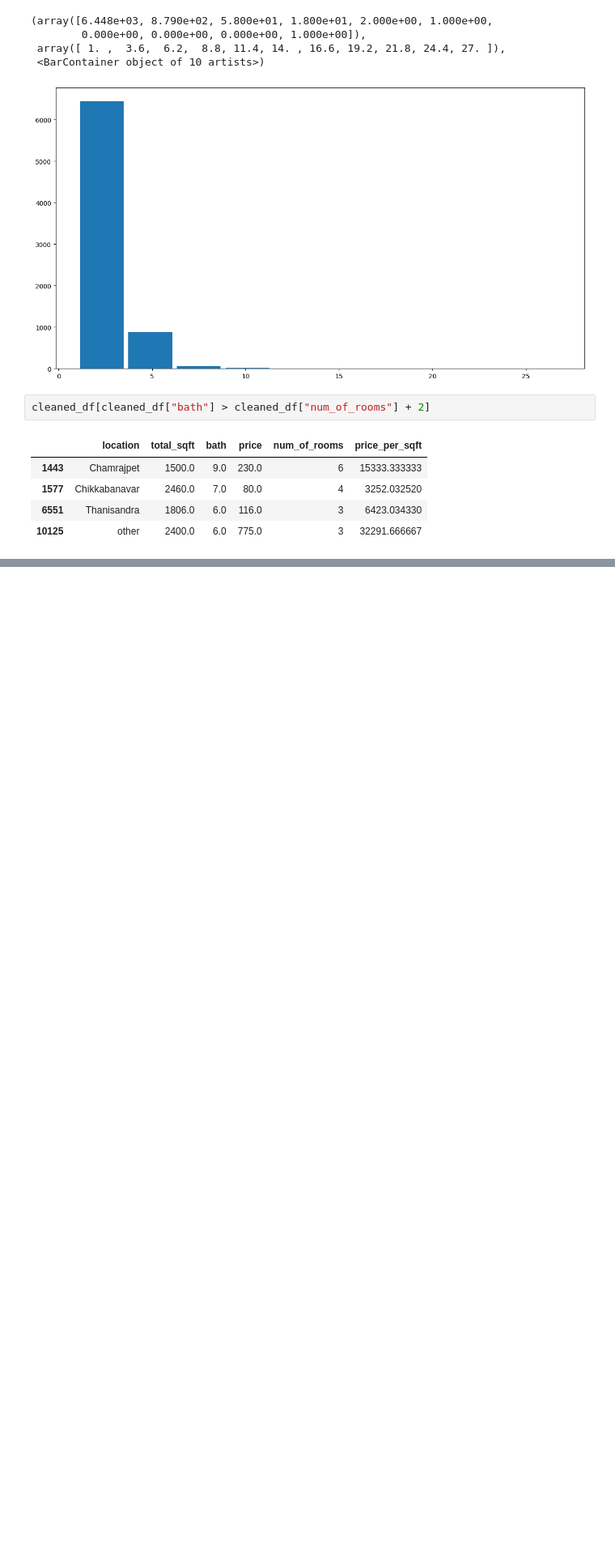
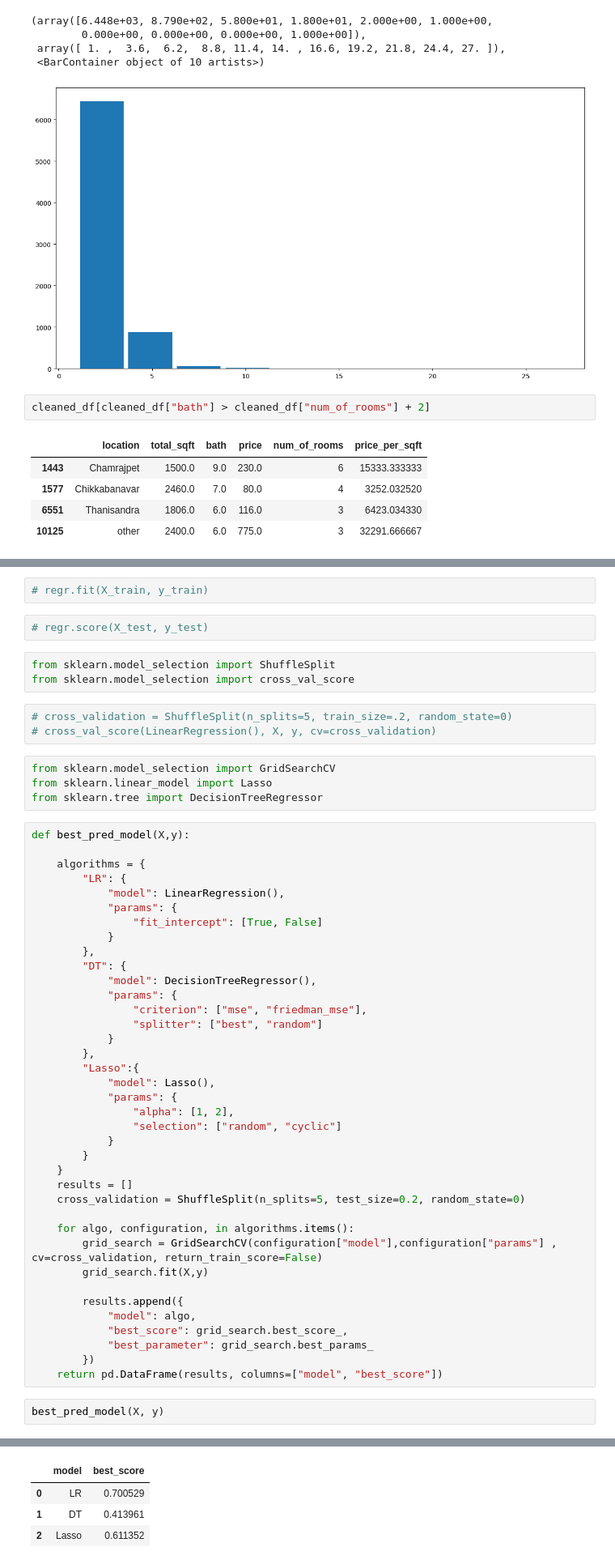
Before and after one commit to Chiemerie1/House_price_prediction, a Jupyter notebook: house_price_prediction.ipynb, the cells around one changed output, grey strips where cells are left out. Shown: that part at 81% size. Saved outputs shown, nothing was run; the diff lists cells and outputs as text; blank space fills up the shorter version.

Commit message:
Ran cross validation search tp dertemine the best linear model

```diff
--- a/house_price_prediction.ipynb
+++ b/house_price_prediction.ipynb
@@ -307,0 +356,55 @@ cleaned_df = cleaned_df[cleaned_df["bath"] > cleaned_df["num_of_rooms"] + 2]
+# %%
+# regr.fit(X_train, y_train)
+# %%
+# regr.score(X_test, y_test)
+# %%
+from sklearn.model_selection import ShuffleSplit
+from sklearn.model_selection import cross_val_score
+# %%
+# cross_validation = ShuffleSplit(n_splits=5, train_size=.2, random_state=0)
+# cross_val_score(LinearRegression(), X, y, cv=cross_validation)
+# %%
+from sklearn.model_selection import GridSearchCV
+from sklearn.linear_model import Lasso
+from sklearn.tree import DecisionTreeRegressor
+# %%
+def best_pred_model(X,y):
+
+    algorithms = {
+        "LR": {
+            "model": LinearRegression(),
+            "params": {
+                "fit_intercept": [True, False]
+            }
+        },
+        "DT": {
+            "model": DecisionTreeRegressor(),
+            "params": {
+                "criterion": ["mse", "friedman_mse"],
+                "splitter": ["best", "random"]
+            }
+        },
+        "Lasso":{
+            "model": Lasso(),
+            "params": {
+                "alpha": [1, 2],
+                "selection": ["random", "cyclic"]
+            }
+        }
+    }
+    results = []
+    cross_validation = ShuffleSplit(n_splits=5, test_size=0.2, random_state=0)
+
+    for algo, configuration, in algorithms.items():
+        grid_search = GridSearchCV(configuration["model"],configuration["params"] , cv=cross_validation, return_train_score=False)
+        grid_search.fit(X,y)
+
+        results.append({
+            "model": algo,
+            "best_score": grid_search.best_score_,
+            "best_parameter": grid_search.best_params_
+        })
+    return pd.DataFrame(results, columns=["model", "best_score"])
+# %%
+best_pred_model(X, y)
+# %% [output]
@@ -307,0 +428,4 @@ cleaned_df = cleaned_df[cleaned_df["bath"] > cleaned_df["num_of_rooms"] + 2]
+|  | model | best_score |
+| 0 | LR | 0.700529 |
+| 1 | DT | 0.413961 |
+| 2 | Lasso | 0.611352 |
```
Also changed, not shown: parts of 12 cells of this notebook.
